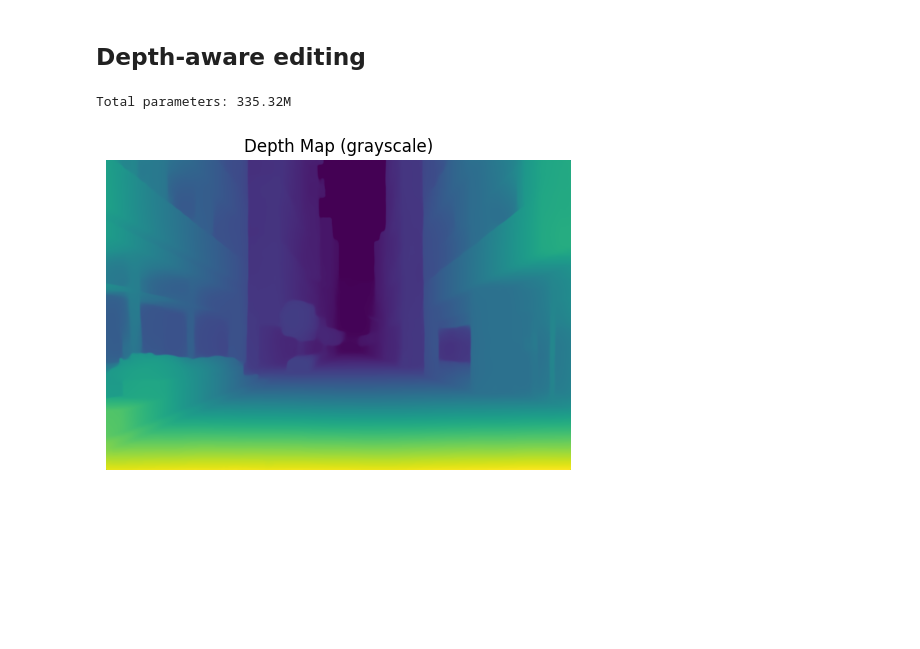
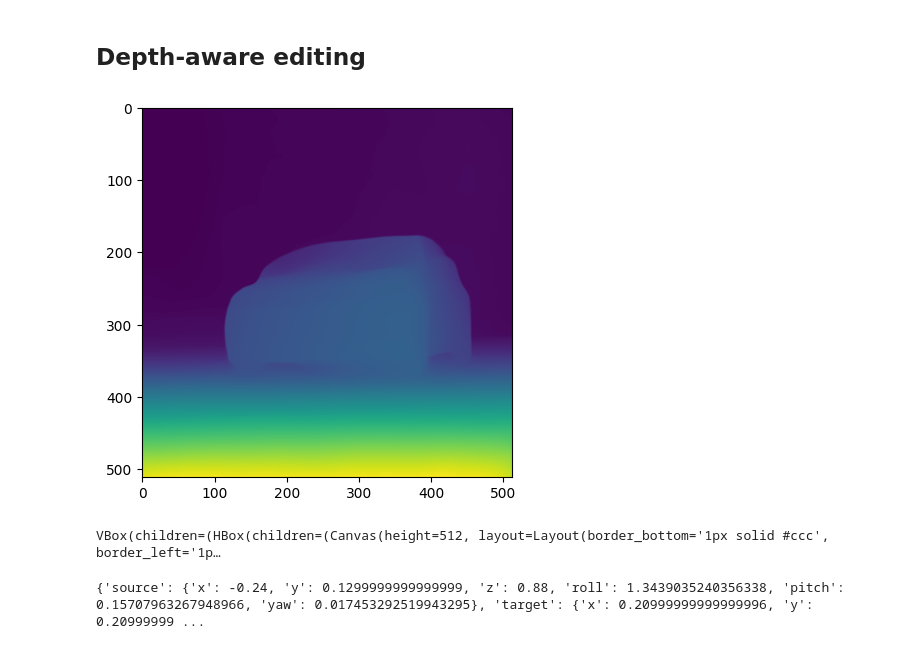
Before and after one commit to SaturnTsen/Flow-DLE, a Jupyter notebook: rotate.ipynb, the cells around one changed output. Cells and saved outputs as stored; diff of their text form; code cells hidden in the pictures; blank space fills up the shorter version.

Commit message:
added 3d control editor widget

```diff
--- a/rotate.ipynb
+++ b/rotate.ipynb
@@ -165,48 +151,13 @@ img_method1
 # %% [markdown]
 ## Depth-aware editing
 # %%
+from depth_anything.dpt import DepthAnything
+import matplotlib.pyplot as plt
+from utils.depth_estimation import estimate_depth_from_image
 ENCODER = 'vitl' # choices=['vits', 'vitb', 'vitl']
 depth_anything = DepthAnything.from_pretrained(f'LiheYoung/depth_anything_{ENCODER}14').to(DEVICE).eval()
-
-total_params = sum(param.numel() for param in depth_anything.parameters())
-print('Total parameters: {:.2f}M'.format(total_params / 1e6))
-
-transform = Compose([
-    Resize(
-        width=518,
-        height=518,
-        resize_target=False,
-        keep_aspect_ratio=True,
-        ensure_multiple_of=14,
-        resize_method='lower_bound',
-        image_interpolation_method=cv2.INTER_CUBIC,
-    ),
-    NormalizeImage(mean=[0.485, 0.456, 0.406], std=[0.229, 0.224, 0.225]),
-    PrepareForNet(),
-])
-
-# raw_image = cv2.imread(filename)
-# image = cv2.cvtColor(img_np, cv2.COLOR_BGR2RGB) / 255.0
-image = np.array(img_fg.convert("RGB")) / 255.0
-
-h, w = image.shape[:2]
-
-image = transform({'image': image})['image']
-image = torch.from_numpy(image).unsqueeze(0).to(DEVICE)
-
-with torch.no_grad():
-    depth = depth_anything(image)
-
-    depth = F.interpolate(depth[None], (h, w), mode='bilinear', align_corners=False)[0, 0]
-    depth = (depth - depth.min()) / (depth.max() - depth.min()) * 255.0
-
-    depth = depth.cpu().numpy().astype(np.uint8)
-
-plt.figure(figsize=(6, 6))
-plt.imshow(depth)
-plt.axis('off')
-plt.title('Depth Map (grayscale)')
+depth_map = estimate_depth_from_image(img_fg, DEVICE, depth_model=depth_anything)
+plt.imshow(depth_map)
 plt.show()
 # %% [output]
-Total parameters: 335.32M
-[figure, old version]
+[figure, new version]
@@ -212,0 +166,10 @@ Total parameters: 335.32M
+# %%
+editor = DepthPoseEditor(img_fg, depth=depth_map)
+editor.show()
+# %% [output]
+VBox(children=(HBox(children=(Canvas(height=512, layout=Layout(border_bottom='1px solid #ccc', border_left='1p…
+# %%
+editor_output = editor.get_output()
+print(editor_output)
+# %% [output]
+{'source': {'x': -0.24, 'y': 0.1299999999999999, 'z': 0.88, 'roll': 1.3439035240356338, 'pitch': 0.15707963267948966, 'yaw': 0.017453292519943295}, 'target': {'x': 0.20999999999999996, 'y': 0.20999999 ...
```
Also changed, not shown: parts of 10 cells of this notebook, 5 other files.
